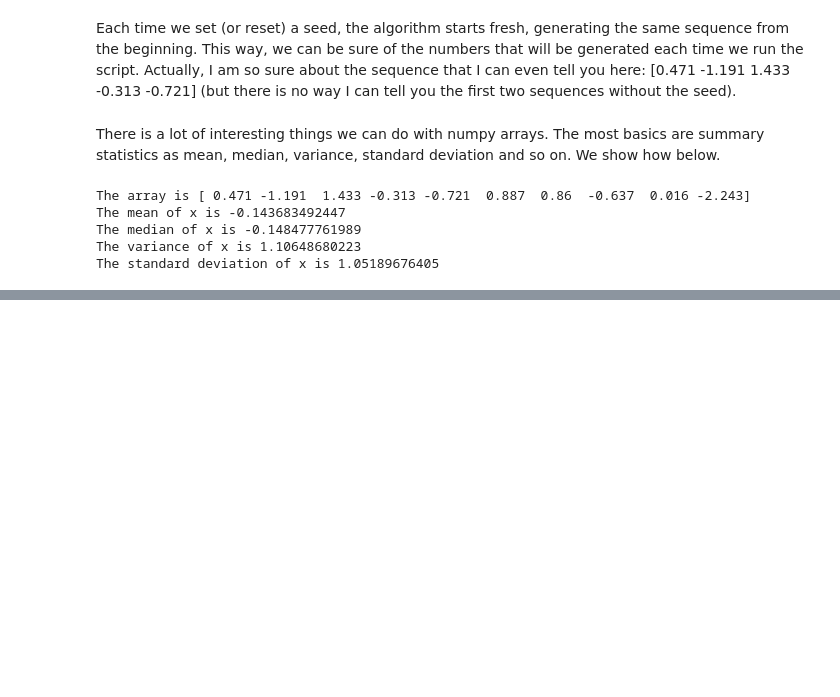
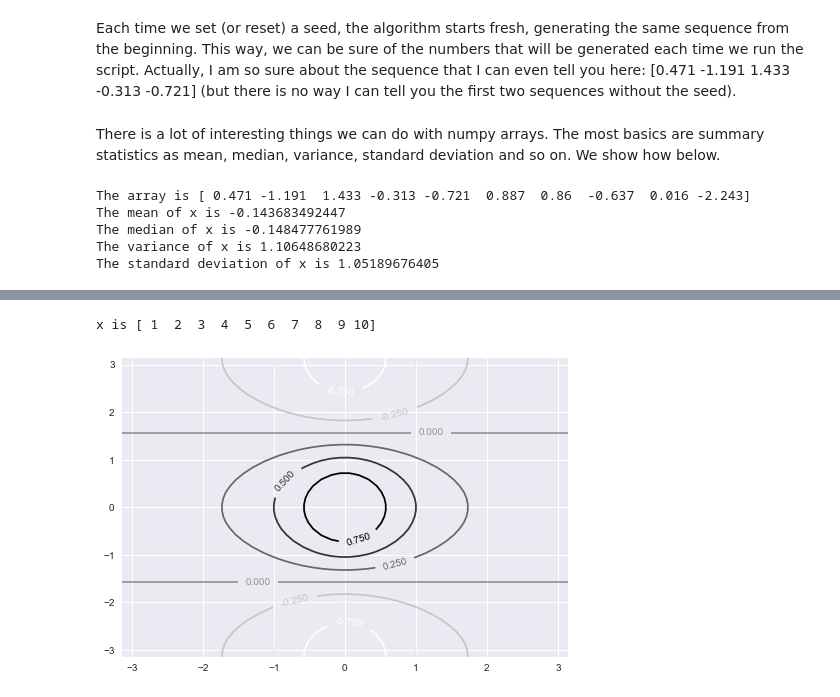
Before and after one commit to ashley-young/ISLP, a Jupyter notebook: lab02.ipynb, the cells around one changed output, grey strips where cells are left out. Drawn from its saved outputs; the diff is of its cells as text; code cells hidden in the pictures; blank space fills up the shorter version.

```diff
--- a/lab02.ipynb
+++ b/lab02.ipynb
@@ -246,0 +265,18 @@ The standard deviation of x is 1.05189676405
+# %%
+import math # Necessary to use the pi constant.
+
+x = np.arange(1, 11) # Creates a np.array from 1 to 11, exclusive. A third parameter would specify the step.
+
+print("x is", x)
+# %% [output]
+x is [ 1  2  3  4  5  6  7  8  9 10]
+# %%
+x = y = np.linspace(-math.pi, math.pi, 50) # np.linspace also creates sequences evenly spaced.
+
+X, Y = np.meshgrid(x, y) # We can create a grid of values.
+Z = np.cos(Y)/(1 + X**2) # That can be used to create 3D plots.
+
+contour = plt.contour(X, Y, Z) # plt.contour is the standard way to create simple contour plots.
+plt.clabel(contour, inline=1, fontsize=10);
+# %% [output]
+[figure, added]
```
Also changed, not shown: parts of 44 cells of this notebook.
